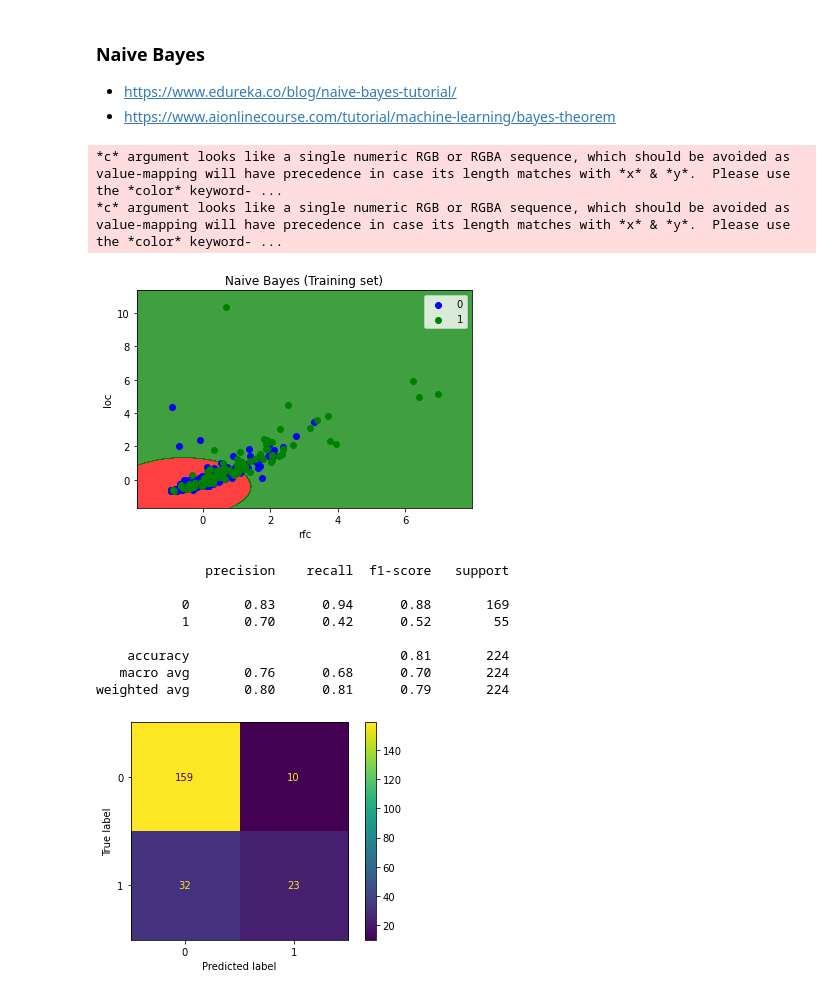
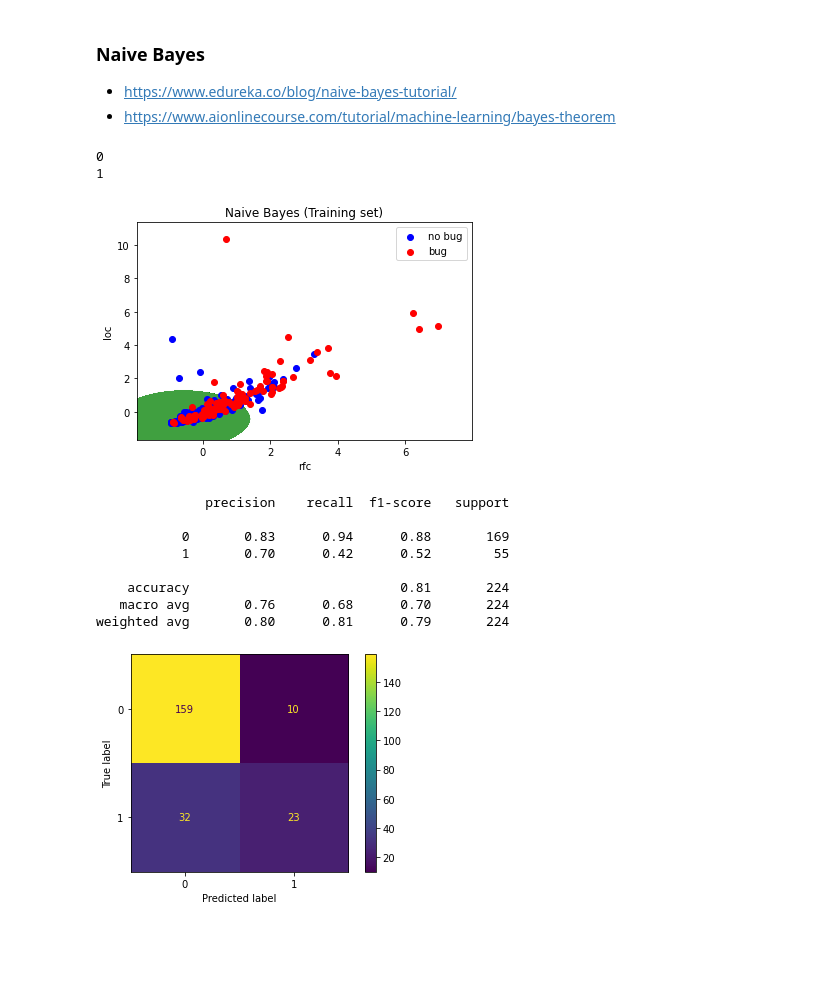
Before and after one commit to francobelloni85/UniSoftwareQualityExam, a Jupyter notebook: SoftwareQualityExam.ipynb, the cells around one changed output. Saved outputs shown, nothing was run; the diff lists cells and outputs as text; code cells hidden in the pictures; blank space fills up the shorter version.

Commit message:
[BUG] fix : change colors in Naive Bayes

```diff
--- a/SoftwareQualityExam.ipynb
+++ b/SoftwareQualityExam.ipynb
@@ -941,38 +941,42 @@ y[y > 0 ] = 1
 X_train, X_test, y_train, y_test = train_test_split(X, y, test_size=0.3, random_state=1) # 70% training and 30% test
 
 sc = StandardScaler()
 X_train = sc.fit_transform(X_train)
 X_test = sc.transform(X_test)
 
 model = GaussianNB()
 model.fit(X_train, y_train)
 
 expected = y_test
 predicted = model.predict(X_test)
 
 # Visualising the Training set results
 from matplotlib.colors import ListedColormap
 X_set, y_set = X_train, y_train
 X1, X2 = np.meshgrid(np.arange(start = X_set[:, 0].min() - 1, stop = X_set[:, 0].max() + 1, step = 0.01), np.arange(start = X_set[:, 1].min() - 1, stop = X_set[:, 1].max() + 1, step = 0.01))
-plt.contourf(X1, X2, model.predict(np.array([X1.ravel(), X2.ravel()]).T).reshape(X1.shape), alpha = 0.75, cmap = ListedColormap(('red', 'green')))
+plt.contourf(X1, X2, model.predict(np.array([X1.ravel(), X2.ravel()]).T).reshape(X1.shape), alpha = 0.75, cmap = ListedColormap(('green', 'white')))
 plt.xlim(X1.min(), X1.max())
 plt.ylim(X2.min(), X2.max())
 
+colors = ['blue', 'red']
+labels = ['no bug', 'bug']
+
 for i, j in enumerate(np.unique(y_set)):
-    plt.scatter(X_set[y_set == j, 0], X_set[y_set == j, 1], c = ListedColormap(('blue', 'green'))(i), label = j)
+    print(i)
+    plt.scatter(X_set[y_set == j, 0], X_set[y_set == j, 1], c = colors[i], label = labels[j])
 
 plt.title('Naive Bayes (Training set)')
 plt.xlabel(features_list[0])
 plt.ylabel(features_list[1])
 plt.legend()
 plt.show()
 
 print(metrics.classification_report(expected, predicted))
 disp = plot_confusion_matrix(model, X_test, y_test)
 # %% [output]
-*c* argument looks like a single numeric RGB or RGBA sequence, which should be avoided as value-mapping will have precedence in case its length matches with *x* & *y*.  Please use the *color* keyword- ...
-*c* argument looks like a single numeric RGB or RGBA sequence, which should be avoided as value-mapping will have precedence in case its length matches with *x* & *y*.  Please use the *color* keyword- ...
+0
+1
-[figure, old version]
+[figure, new version]
               precision    recall  f1-score   support
 
            0       0.83      0.94      0.88       169
```
